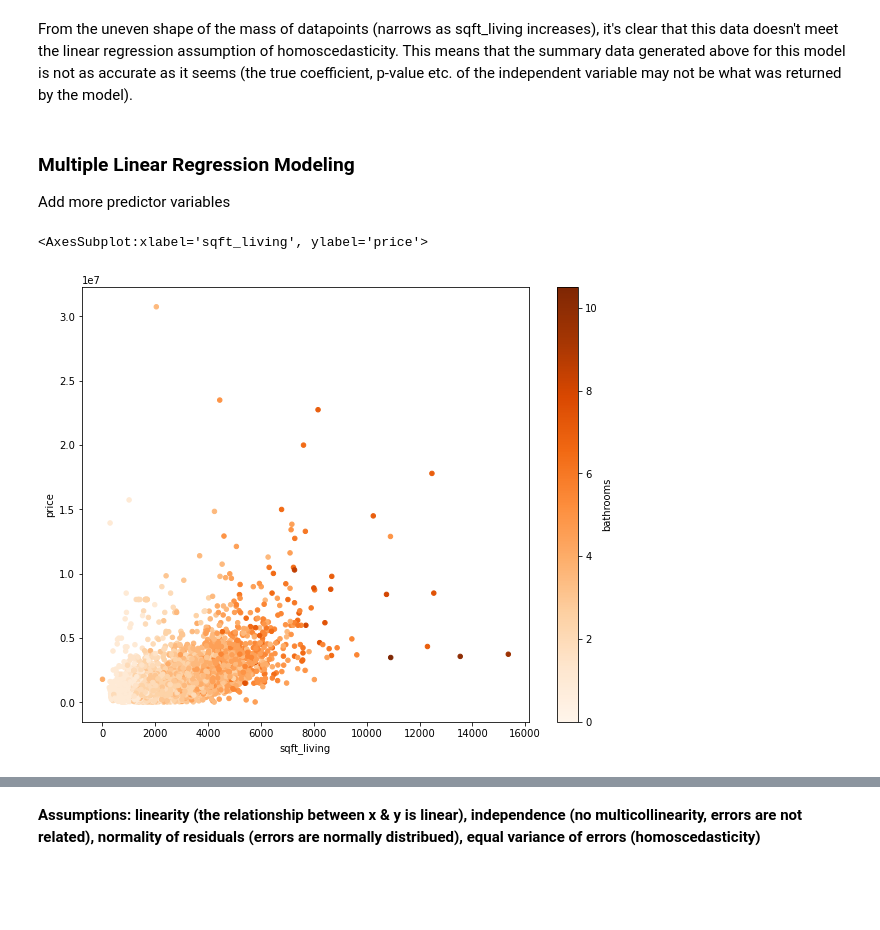
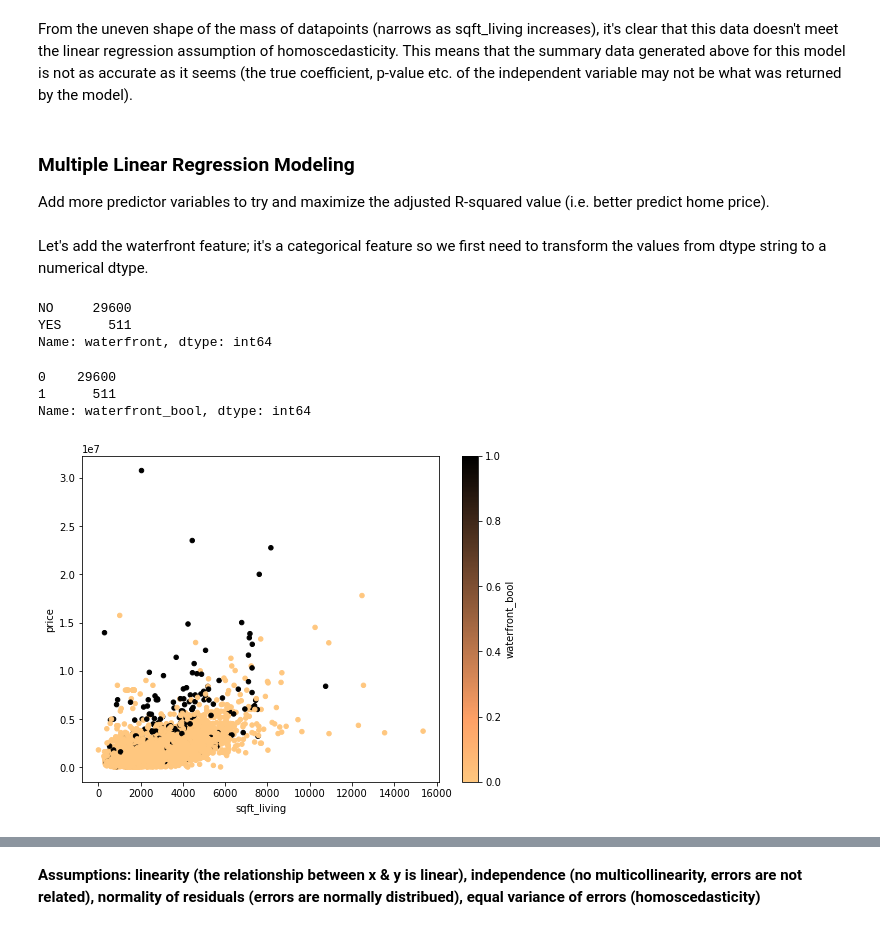
Before and after one commit to terminalcoder/Home-Features-Analysis, a Jupyter notebook: student.ipynb, the cells around one changed output, grey strips where cells are left out. Drawn from its saved outputs; the diff is of its cells as text; code cells hidden in the pictures; blank space fills up the shorter version.

Commit message:
add waterfront feature

```diff
--- a/student.ipynb
+++ b/student.ipynb
@@ -288,12 +313,27 @@ plt.title('Varience of Errors');
 From the uneven shape of the mass of datapoints (narrows as sqft_living increases), it's clear that this data doesn't meet the linear regression assumption of homoscedasticity. This means that the summary data generated above for this model is not as accurate as it seems (the true coefficient, p-value etc. of the independent variable may not be what was returned by the model).
 # %% [markdown]
 ### Multiple Linear Regression Modeling
-Add more predictor variables
+Add more predictor variables to try and maximize the adjusted R-squared value (i.e. better predict home price).
+# %% [markdown]
+Let's add the waterfront feature; it's a categorical feature so we first need to transform the values from dtype string to a numerical dtype.
+# %%
+# first, view the original values
+kc_house_data['waterfront'].value_counts()
+# %% [output]
+NO     29600
+YES      511
+Name: waterfront, dtype: int64
+# %%
+# map the original values to 1 or 0
+kc_house_data['waterfront_bool'] = np.where(kc_house_data['waterfront'] == 'YES', 1, 0)
+kc_house_data['waterfront_bool'].value_counts()
+# %% [output]
+0    29600
+1      511
+Name: waterfront_bool, dtype: int64
 # %%
-# add another feature to the scatterplot to get an idea of what to include in the next model
-fig, ax = plt.subplots(figsize=(10, 8))
-kc_house_data.plot.scatter(x = 'sqft_living', y = 'price', ax=ax, c='bathrooms', cmap='Oranges')
-;
+# view a scatterplot of sqft_living vs. price, colored by waterfront
+fig, ax = plt.subplots(figsize=(8, 6))
+kc_house_data.plot.scatter(x = 'sqft_living', y = 'price', ax=ax, c='waterfront_bool', cmap='copper_r');
 # %% [output]
-<AxesSubplot:xlabel='sqft_living', ylabel='price'>
-[figure, old version]
+[figure, new version]
```
Also changed, not shown: parts of 7 cells of this notebook.
